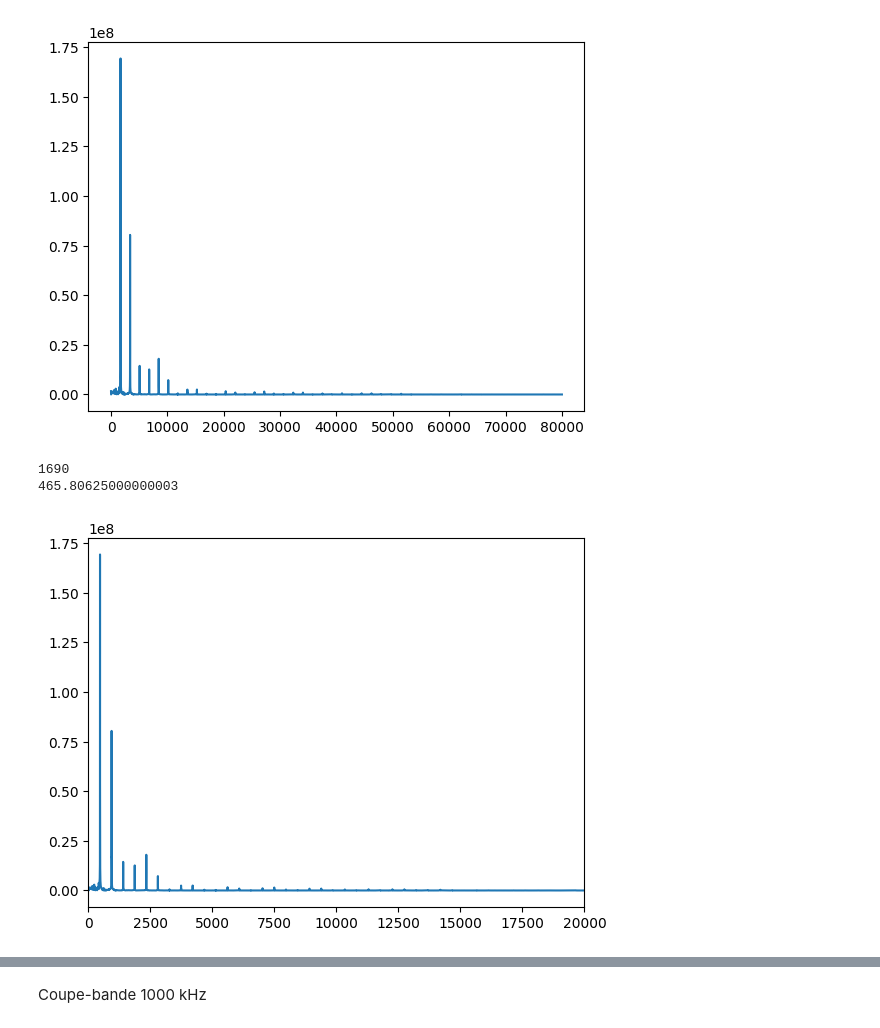
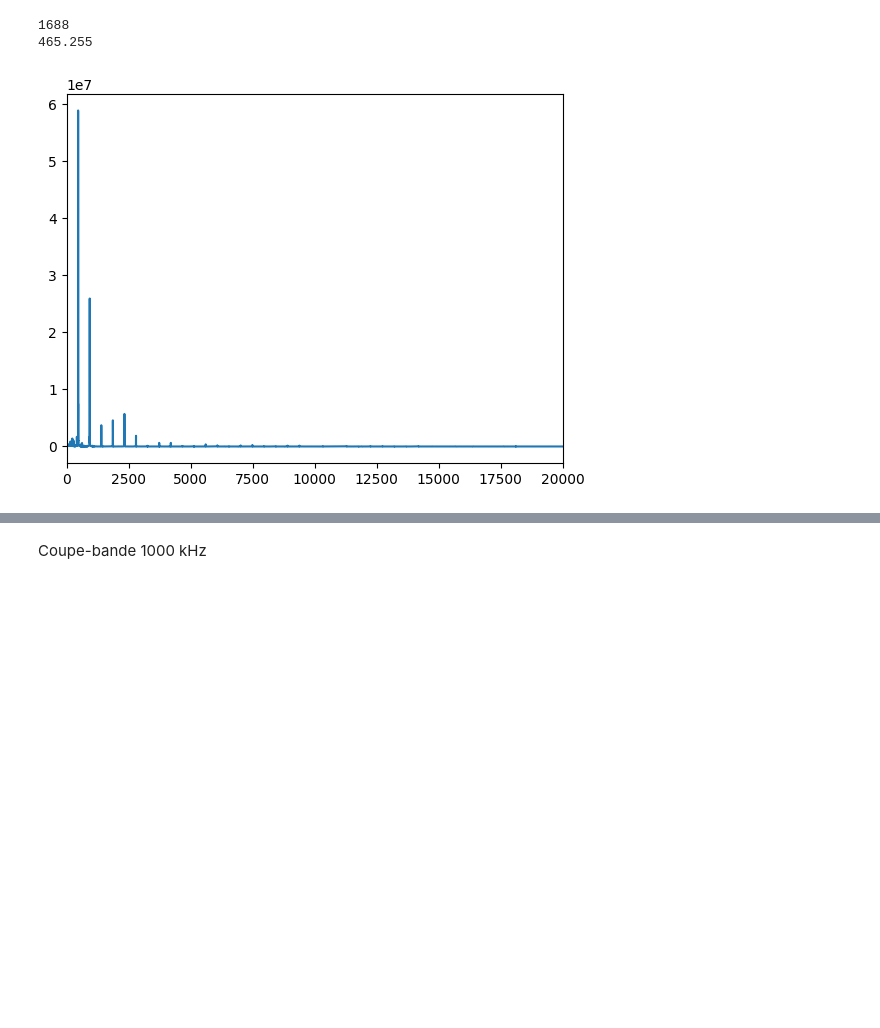
Before and after one commit to jactymilena/APP3_S5, a Jupyter notebook: problematique.ipynb, the cells around one changed output, grey strips where cells are left out. Drawn from its saved outputs; the diff is of its cells as text; code cells hidden in the pictures; blank space fills up the shorter version.

```diff
--- a/problematique.ipynb
+++ b/problematique.ipynb
@@ -19,0 +17,8 @@ plt.show()
+# %%
+fenetre = np.hamming(len(data))
+signal =  fenetre * data
+plt.plot(signal)
+plt.show()
+
+plt.plot(fenetre)
+plt.show()
@@ -20,26 +28,25 @@ plt.show()
 # %%
-fft_spect = np.fft.rfft(data)
-arr_freq = np.fft.rfftfreq(data.size, d=1./samplerate)
+fft_spect = np.fft.rfft(signal)
+arr_freq = np.fft.rfftfreq(signal.size, d=1./samplerate)
 amp_fft_spect = np.abs(fft_spect)
 phase_fft_spect = np.angle(fft_spect)
 
 # normalisation
 # amp_fft_spect /= np.max(amp_fft_spect)
 
-plt.plot(amp_fft_spect)
-plt.show()
+# plt.plot(amp_fft_spect)
+# plt.show()
 
 print(np.argmax(amp_fft_spect))
 print(arr_freq[np.argmax(amp_fft_spect)])
 
 plt.plot(arr_freq, amp_fft_spect)
 plt.xlim(0, 20000)
 plt.show()
 # %% [output]
+1688
+465.255
-[figure, old version]
+[figure, new version]
-1690
-465.80625000000003
-[figure, removed]
 # %%
 # Aller chercher les 32 plus grosses amp et leur freq
 N = 32
```
Also changed, not shown: parts of 14 cells of this notebook.
